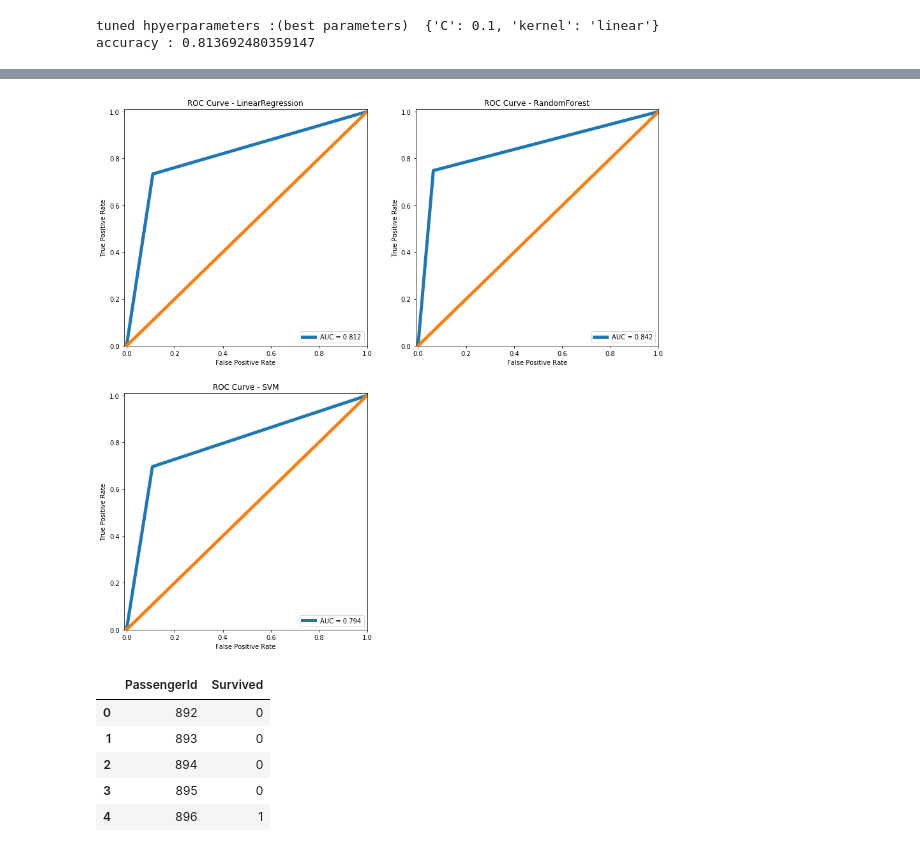
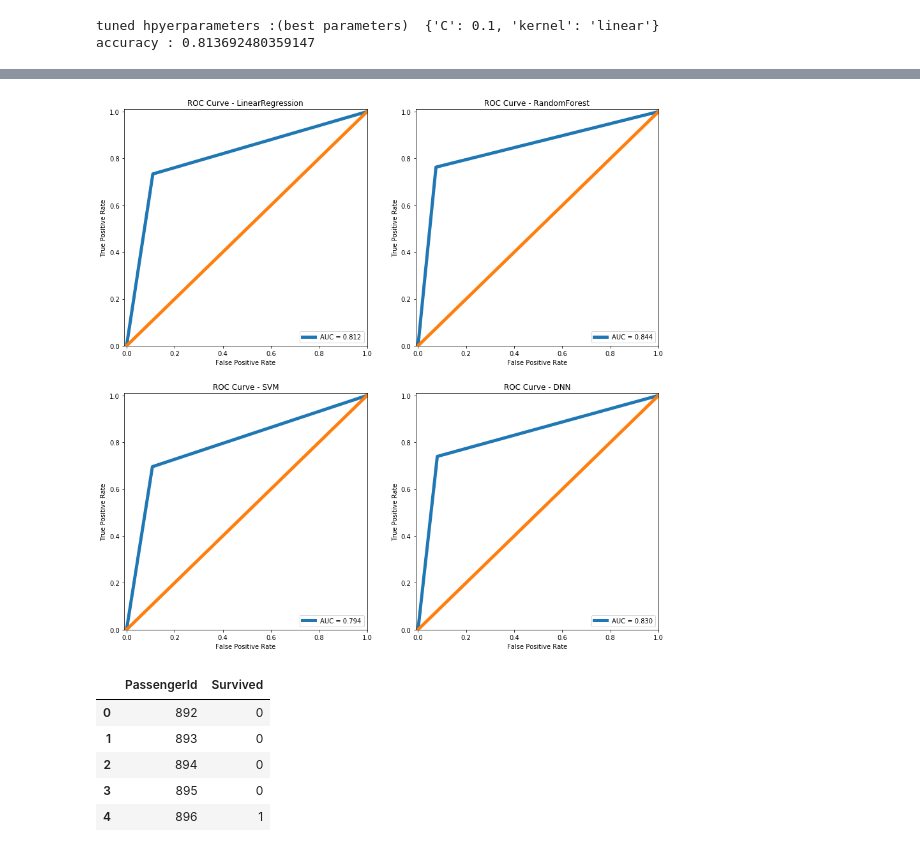
Before and after one commit to pharoah/Titanic-Kaggle-Dataset, a Jupyter notebook: Titanic.ipynb, the cells around one changed output, grey strips where cells are left out. Drawn from its saved outputs; the diff is of its cells as text; code cells hidden in the pictures.

```diff
--- a/Titanic.ipynb
+++ b/Titanic.ipynb
@@ -434,0 +476,15 @@ plt.show()
+# %%
+#
+dnn_model = create_model(droprate=0.4, act='relu', act2='hard_sigmoid', opt = 'RMSprop')
+
+history = dnn_model.fit(X_train, Y_train, epochs=100, batch_size=100, verbose=0)
+
+
+#Comaprative Model Loss
+epoch = range(100)
+plt.plot(epoch,history.history['acc'], linewidth=2, label='Accuracy')
+plt.plot(epoch,history.history['loss'], linewidth=2, label='Loss')
+plt.legend(loc='upper right')
+plt.title('Model - Accuracy/Loss')
+plt.xlabel('Epoch')
+plt.show()
@@ -441,8 +499,8 @@ pred_LR = model_LR.predict(X_train)
 fpr_LR, tpr_LR, thresholds_LR = metrics.roc_curve(Y_train, pred_LR)
 auc_LR = metrics.auc(fpr_LR, tpr_LR,)
 
-model_RF = RandomForestClassifier(bootstrap = True, max_depth = 10, max_features = 'log2', min_samples_leaf = 3,
-                                  min_samples_split = 3, n_estimators = 100)
+model_RF = RandomForestClassifier(bootstrap = True, max_depth = 10, max_features = 'sqrt', min_samples_leaf = 3,
+                                  min_samples_split = 10, n_estimators = 70)
 model_RF.fit(X_train, Y_train)
 pred_RF = model_RF.predict(X_train)
 fpr_RF, tpr_RF, thresholds_RF = metrics.roc_curve(Y_train, pred_RF)
@@ -453,6 +511,14 @@ model_SVC.fit(X_train, Y_train)
 pred_SVC = model_SVC.predict(X_train)
 fpr_SVC, tpr_SVC, thresholds_SVC = metrics.roc_curve(Y_train, pred_SVC)
 auc_SVC = metrics.auc(fpr_SVC, tpr_SVC,)
+# %%
+#prediction from dnn
+
+pred = dnn_model.predict(X_train)
+pred_dnn = [int(round(x[0])) for x in pred]
+
+fpr_dnn, tpr_dnn, thresholds_dnn = metrics.roc_curve(Y_train, pred_dnn)
+auc_dnn = metrics.auc(fpr_dnn, tpr_dnn)
 # %%
 fig = plt.figure(figsize = (15,15))
 
@@ -460,32 +526,42 @@ plt.subplot(2,2,1)
 plt.plot(fpr_LR, tpr_LR, linewidth=5, label='AUC = %0.3f'% auc_LR)
 plt.plot([0,1],[0,1], linewidth=5)
 plt.xlim([-0.01, 1])
 plt.ylim([0, 1.01])
 plt.legend(loc='lower right')
 plt.title('ROC Curve - LinearRegression')
 plt.ylabel('True Positive Rate')
 plt.xlabel('False Positive Rate')
 
 plt.subplot(2,2,2)
 plt.plot(fpr_RF, tpr_RF, linewidth=5, label='AUC = %0.3f'% auc_RF)
 plt.plot([0,1],[0,1], linewidth=5)
 plt.xlim([-0.01, 1])
 plt.ylim([0, 1.01])
 plt.legend(loc='lower right')
 plt.title('ROC Curve - RandomForest')
 plt.ylabel('True Positive Rate')
 plt.xlabel('False Positive Rate')
 
 plt.subplot(2,2,3)
 plt.plot(fpr_SVC, tpr_SVC, linewidth=5, label='AUC = %0.3f'% auc_SVC)
 plt.plot([0,1],[0,1], linewidth=5)
 plt.xlim([-0.01, 1])
 plt.ylim([0, 1.01])
 plt.legend(loc='lower right')
 plt.title('ROC Curve - SVM')
 plt.ylabel('True Positive Rate')
 plt.xlabel('False Positive Rate')
+
+plt.subplot(2,2,4)
+plt.plot(fpr_dnn, tpr_dnn, linewidth=5, label='AUC = %0.3f'% auc_dnn)
+plt.plot([0,1],[0,1], linewidth=5)
+plt.xlim([-0.01, 1])
+plt.ylim([0, 1.01])
+plt.legend(loc='lower right')
+plt.title('ROC Curve - DNN')
+plt.ylabel('True Positive Rate')
+plt.xlabel('False Positive Rate')
 plt.show()
 # %% [output]
-[figure, old version]
+[figure, new version]
 # %%
```
Also changed, not shown: parts of 14 cells of this notebook.
